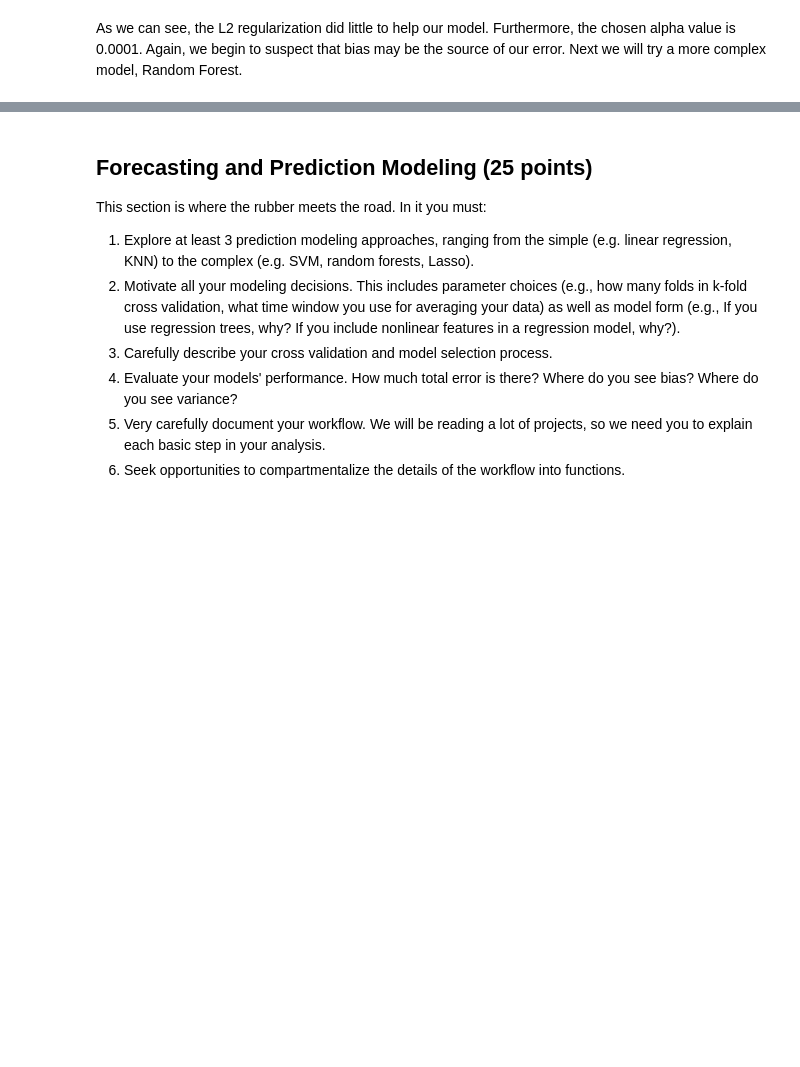
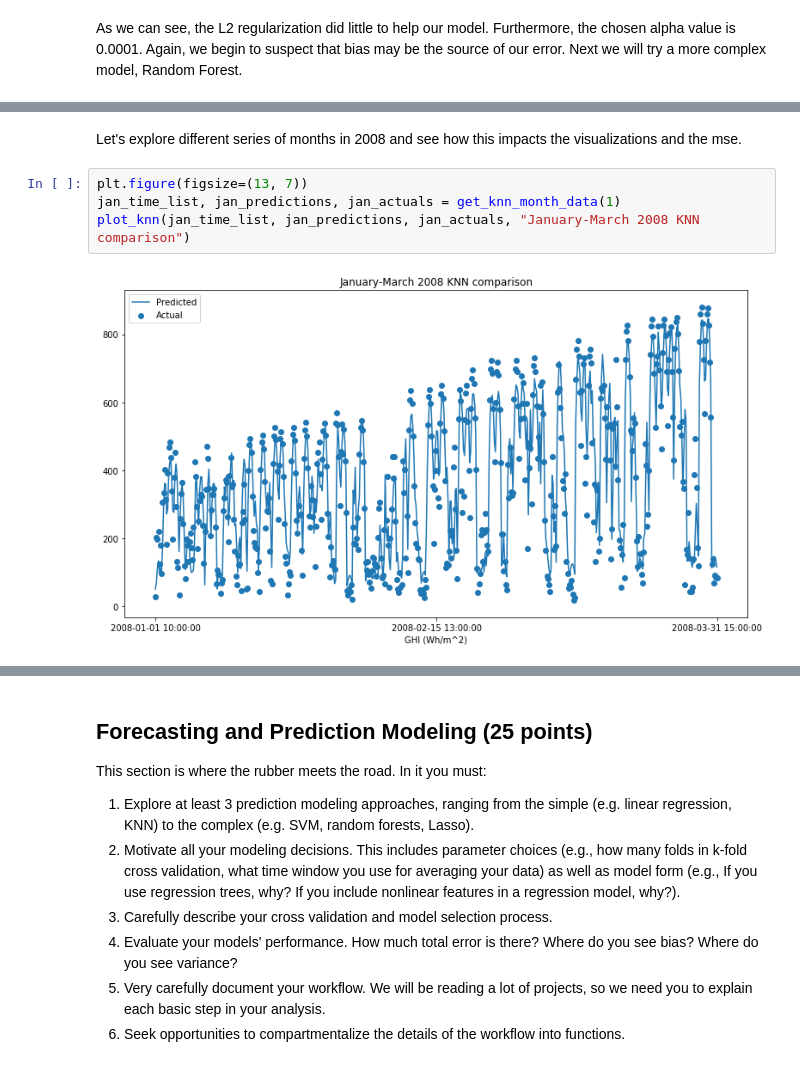
Before and after one commit to jackcsullivan/ER190C_final_proj, a Jupyter notebook: FinalProject.ipynb, the cells around one changed output, grey strips where cells are left out. Saved outputs shown, nothing was run; the diff lists cells and outputs as text; blank space fills up the shorter version.

```diff
--- a/FinalProject.ipynb
+++ b/FinalProject.ipynb
@@ -841,0 +1415,8 @@ As we can see, the L2 regularization did little to help our model. Furthermore,
+# %% [markdown]
+Let's explore different series of months in 2008 and see how this impacts the visualizations and the mse.
+# %%
+plt.figure(figsize=(13, 7))
+jan_time_list, jan_predictions, jan_actuals = get_knn_month_data(1)
+plot_knn(jan_time_list, jan_predictions, jan_actuals, "January-March 2008 KNN comparison")
+# %% [output]
+[figure, added]
```
Also changed, not shown: parts of 86 cells of this notebook, 2 other files.
